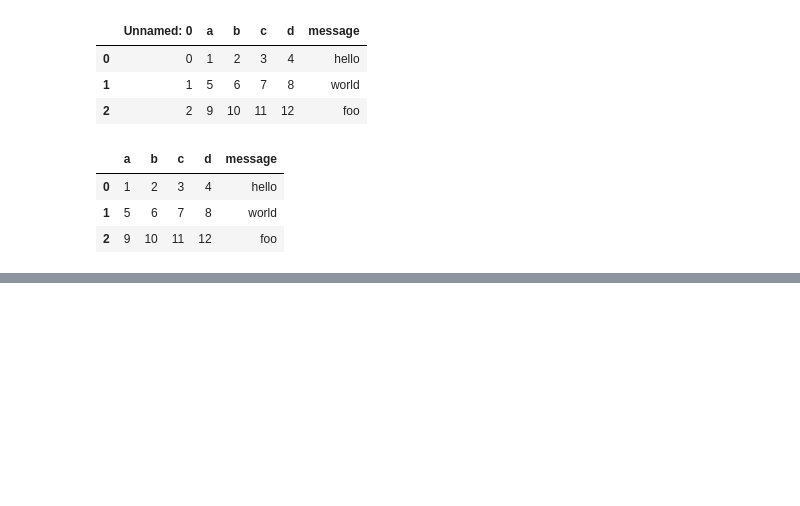
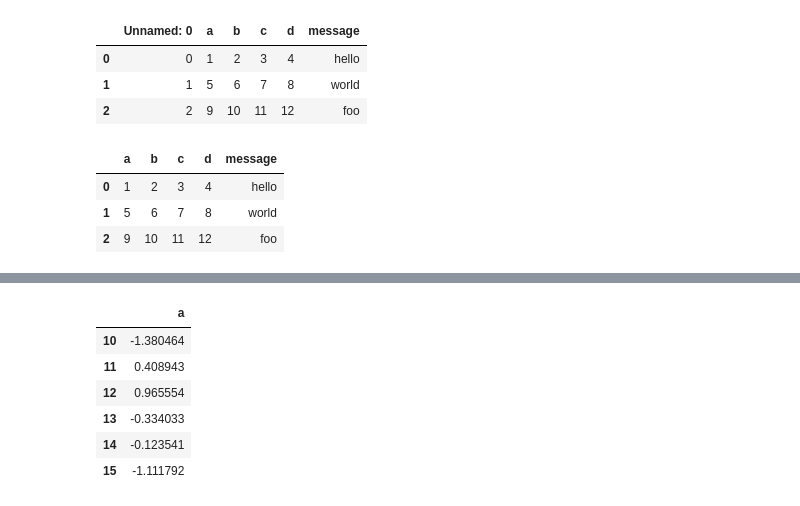
Before and after one commit to think2times/Fastrack, a Jupyter notebook: coding/data_analysis/pda/ch06.ipynb, the cells around one changed output, grey strips where cells are left out. Drawn from its saved outputs; the diff is of its cells as text; code cells hidden in the pictures; blank space fills up the shorter version.

```diff
--- a/coding/data_analysis/pda/ch06.ipynb
+++ b/coding/data_analysis/pda/ch06.ipynb
@@ -579,0 +634,11 @@ xlsx.parse(sheet_name='Sheet1', index_col=0)
+# %%
+store.put('obj2', frame, format='table')
+store.select('obj2', where=['index >= 10 and index <= 15'])
+# %% [output]
+|  | a |
+| 10 | -1.380464 |
+| 11 | 0.408943 |
+| 12 | 0.965554 |
+| 13 | -0.334033 |
+| 14 | -0.123541 |
+| 15 | -1.111792 |
```
Also changed, not shown: parts of 11 cells of this notebook, 4 other files.
